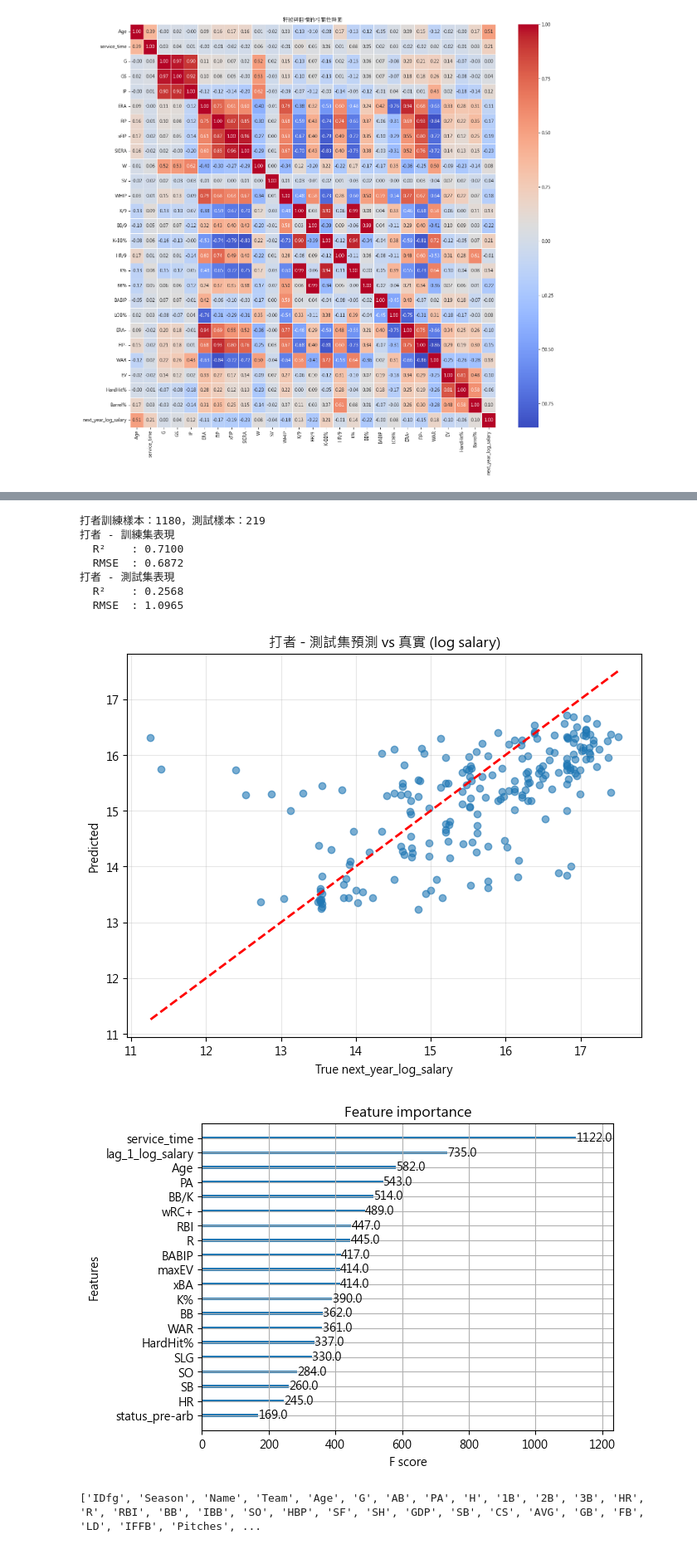
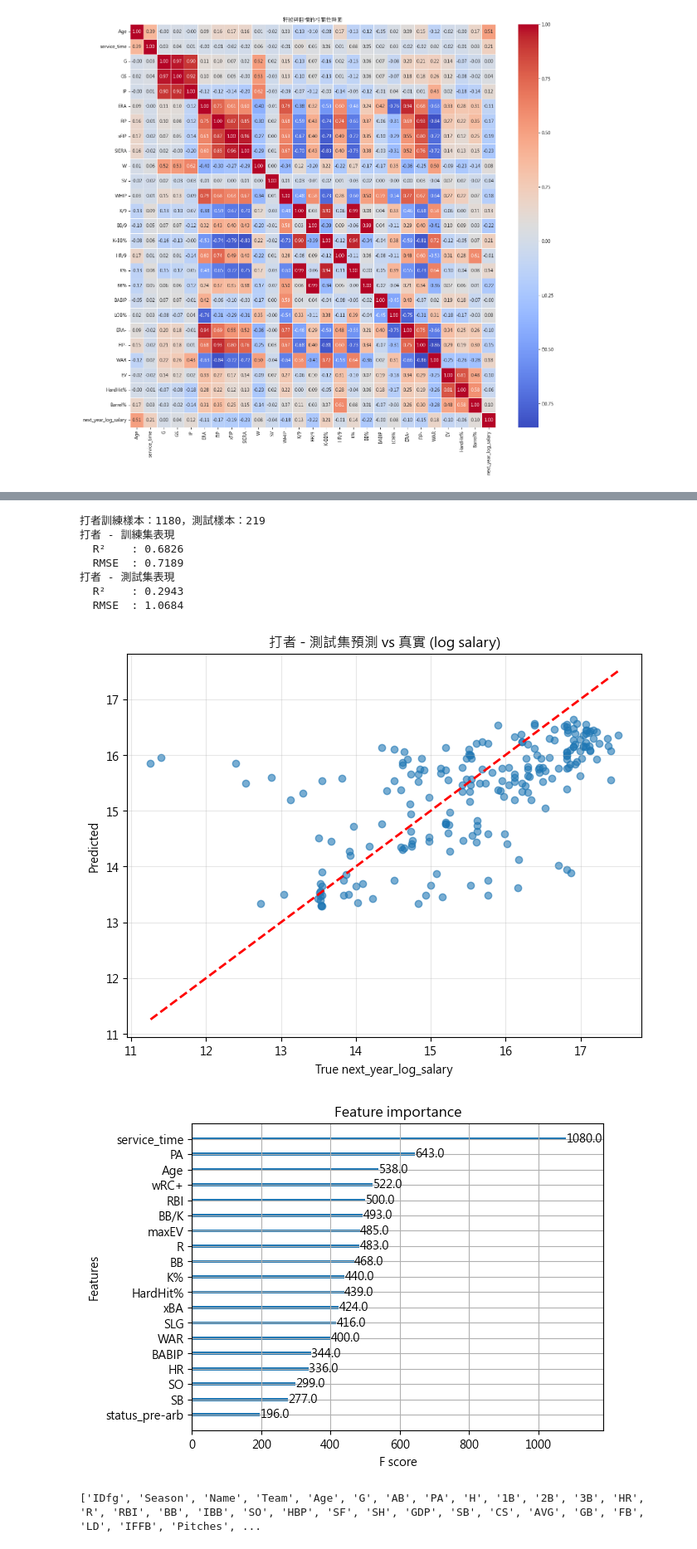
Before and after one commit to joshninjatw/mlb-salary-prediction, a Jupyter notebook: Untitled.ipynb, the cells around one changed output, grey strips where cells are left out. Shown at 83% size. Cells and saved outputs as stored; diff of their text form; code cells hidden in the pictures.

Commit message:
experiment: batter v6 - remove lag_1_log_salary (test R² back to 0.2943, same as v4), confirm lag_1 negative impact

```diff
--- a/Untitled.ipynb
+++ b/Untitled.ipynb
@@ -431,7 +439,7 @@ b_final = [
 
 # 加入 lag_1_log_salary
 
-b_final.append('lag_1_log_salary')
+# b_final.append('lag_1_log_salary')
 
 
 
@@ -511,39 +519,39 @@ xgb_batter = XGBRegressor(
 
 
 
 
 
 
 xgb_batter.fit(
     X_train_b, y_train_b,
     verbose=False
 )
 
 
 # 預測與評估
 y_pred_train_b = xgb_batter.predict(X_train_b)
 y_pred_test_b  = xgb_batter.predict(X_test_b)
 
 evaluate_model(y_train_b, y_pred_train_b, "打者 - 訓練集表現")
 evaluate_model(y_test_b,  y_pred_test_b,  "打者 - 測試集表現")
 
 # 畫圖
 plot_predictions(y_test_b, y_pred_test_b, "打者 - 測試集預測 vs 真實 (log salary)")
 
 # 特徵重要度（XGBoost 版本）
 from xgboost import plot_importance
 plot_importance(xgb_batter, max_num_features=20)
 plt.show()
 # %% [output]
 打者訓練樣本：1180，測試樣本：219
 打者 - 訓練集表現
-  R²    : 0.7100
-  RMSE  : 0.6872
+  R²    : 0.6826
+  RMSE  : 0.7189
 打者 - 測試集表現
-  R²    : 0.2568
-  RMSE  : 1.0965
+  R²    : 0.2943
+  RMSE  : 1.0684
-[figure, old version]
+[figure, new version]
-[figure, old version]
+[figure, new version]
 # %%
 # %% [output]
 ['IDfg', 'Season', 'Name', 'Team', 'Age', 'G', 'AB', 'PA', 'H', '1B', '2B', '3B', 'HR', 'R', 'RBI', 'BB', 'IBB', 'SO', 'HBP', 'SF', 'SH', 'GDP', 'SB', 'CS', 'AVG', 'GB', 'FB', 'LD', 'IFFB', 'Pitches', ...
```
Also changed, not shown: parts of 1 cell of this notebook.
